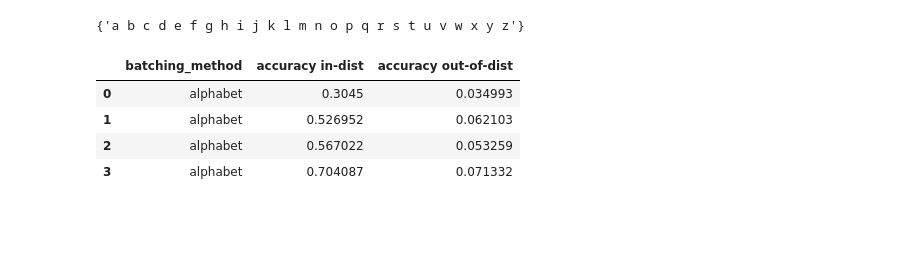
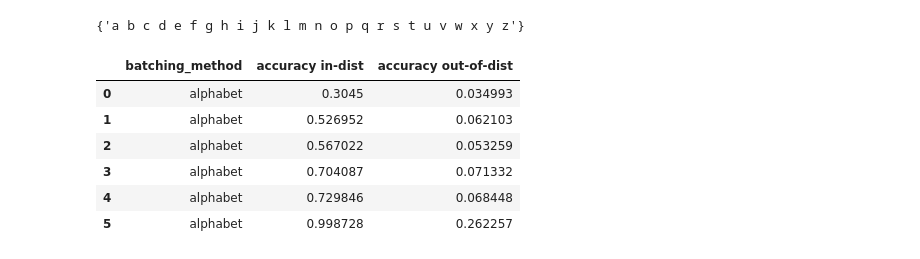
Before and after one commit to philipp-hellwig/MLC-letter-string-analogies, a Jupyter notebook: analyses/num_perm_alphabets.ipynb, the cells around one changed output. Saved outputs shown, nothing was run; the diff lists cells and outputs as text; code cells hidden in the pictures; blank space fills up the shorter version.

```diff
--- a/analyses/num_perm_alphabets.ipynb
+++ b/analyses/num_perm_alphabets.ipynb
@@ -17,7 +17,9 @@ perm_20 = CheckPoint.from_pt(path="../models/num_permuted_alphabets/MLC_batchalp
 perm_40 = CheckPoint.from_pt(path="../models/num_permuted_alphabets/MLC_batchalph_dallstudy1_copy_perm40_nep20.pt")
 perm_60 = CheckPoint.from_pt(path="../models/num_permuted_alphabets/MLC_batchalph_dallstudy1_copy_perm60_nep20.pt")
 perm_80 = CheckPoint.from_pt(path="../models/num_permuted_alphabets/MLC_batchalph_dallstudy1_copy_perm80_nep20.pt")
-all_training_runs = [perm_20, perm_40, perm_60, perm_80]
+perm_100 = CheckPoint.from_pt(path="../models/num_permuted_alphabets/MLC_batchalph_dallstudy1_copy_perm100_nep20.pt")
+perm_200 = CheckPoint.from_pt(path="../models/num_permuted_alphabets/MLC_batchalph_dallstudy1_copy_perm200_nep20.pt")
+all_training_runs = [perm_20, perm_40, perm_60, perm_80, perm_100, perm_200]
 # %%
 # check that training alphabets have no overlap with new alphabets:
 df20 = pd.read_csv("../data/all_transformations_study1_copy_perm20/test.csv")
@@ -35,19 +46,21 @@ all_training_alphabets & set(df_new_alphs.alphabet.unique())
 # %%
 accs_new_alphabets = pd.DataFrame(columns=["batching_method", "accuracy in-dist", "accuracy out-of-dist"])
 for i, cp in enumerate(all_training_runs):
-    test_new_alph = cp.load_dataloaders("../data/all_transformations_study1_new_alphabets", use_datasets=["test"], val_batch_size=10_000, verbose=False)[0]
+    test_new_alph = cp.load_dataloaders("../data/all_transformations_study1_new_alphabets", use_datasets=["test"], verbose=False)[0]
     model = cp.load_model(verbose=False)
     pred = analysis_utils.predict_dataset(test_new_alph, model, alternative_rule_errors=False)
     # exclude standard alphabet:
     pred = pred[pred["n_perm"]!= 0]
     test_acc_in = np.mean(pred[pred.distribution == "in"]["correct"])
     test_acc_out_of = np.mean(pred[pred.distribution == "out-of"]["correct"])
     accs_new_alphabets.loc[i,:] = [cp.train_config.batching_method, test_acc_in, test_acc_out_of]
 accs_new_alphabets.round(3)
 # %% [output]
 |  | batching_method | accuracy in-dist | accuracy out-of-dist |
 | 0 | alphabet | 0.3045 | 0.034993 |
 | 1 | alphabet | 0.526952 | 0.062103 |
 | 2 | alphabet | 0.567022 | 0.053259 |
 | 3 | alphabet | 0.704087 | 0.071332 |
+| 4 | alphabet | 0.729846 | 0.068448 |
+| 5 | alphabet | 0.998728 | 0.262257 |
 # %%
```
Also changed, not shown: parts of 9 cells of this notebook, 11 other files.
